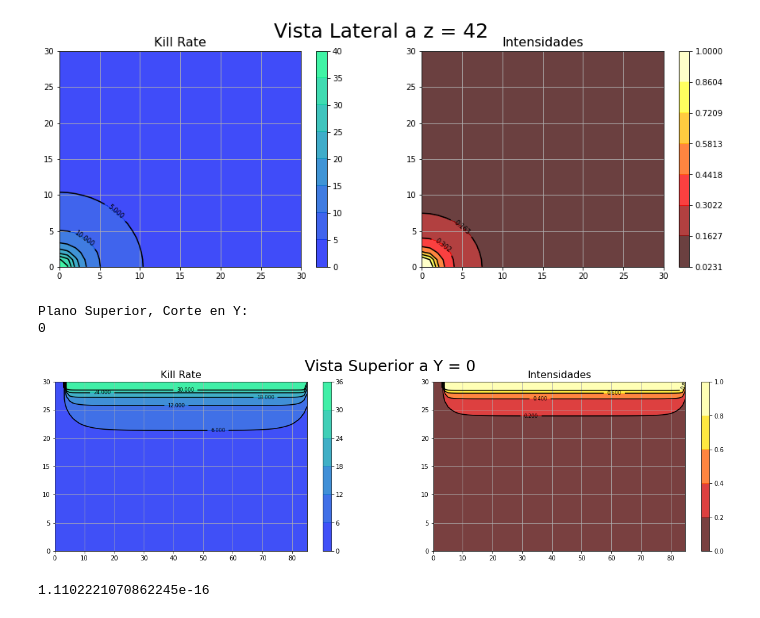
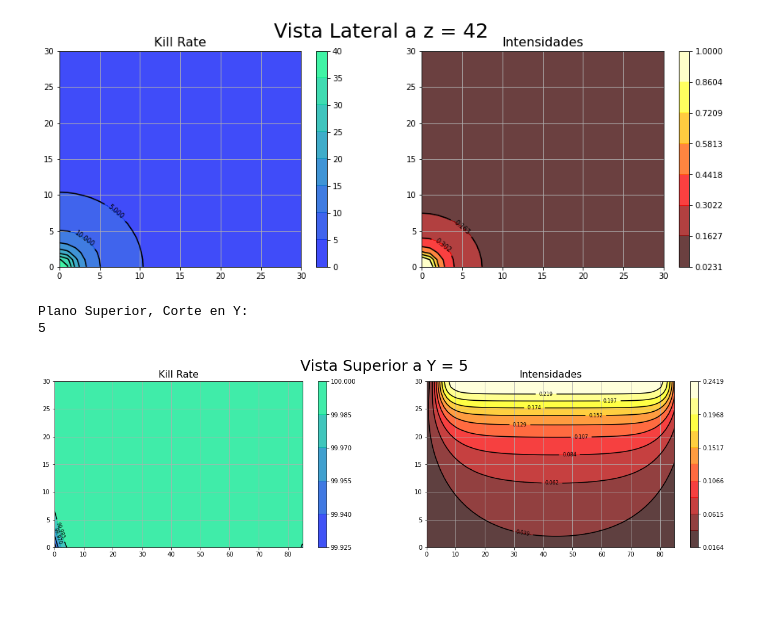
Before and after one commit to santiago-crypto/uvcgi, a Jupyter notebook: UVCGI.ipynb, the cells around one changed output. Cells and saved outputs as stored; diff of their text form; code cells hidden in the pictures; blank space fills up the shorter version.

```diff
--- a/UVCGI.ipynb
+++ b/UVCGI.ipynb
@@ -380,39 +380,35 @@ for n in range(len(coord)):
         Z1.append(DirectField1[n])
 Z22=Z1
 
-levels = np.linspace(min(Z22),max(Z22),6)
+levels = np.linspace(min(Z22),max(Z22),11)
 
 X=np.arange(0,zend+1,1)
 Y=np.arange(0,xend+1,1)
 Z=np.reshape(Z[::-1],(xend+1,zend+1))
 Z1=np.reshape(Z1[::-1],(xend+1,zend+1))
 
 
 
 a=plt.figure(figsize=(20,5))
 a.suptitle('Vista Superior a Y = '+str(planoy), fontsize=25)
 
 plt.subplot(1,2,1)
 h = plt.contourf(X,Y,Z, 5, alpha=.75, cmap=plt.cm.winter)
 plt.colorbar()
 contours = plt.contour(X, Y, Z,5, colors='black')
 plt.clabel(contours, inline=True, fontsize=8)
 plt.title('Kill Rate',fontsize=16)
 plt.grid()
 
 
 plt.subplot(1,2,2)
 h = plt.contourf(X,Y,Z1, levels, alpha=.75, cmap=plt.cm.hot)
 plt.colorbar()
 contours = plt.contour(X, Y, Z1, levels, colors='black')
 plt.clabel(contours, inline=True, fontsize=8)
 plt.title('Intensidades',fontsize=16)
 plt.grid()
 # %% [output]
 Plano Superior, Corte en Y:
-0
+5
-[figure, old version]
+[figure, new version]
-# %%
-min(Z22)
-# %% [output]
-1.1102221070862245e-16
```
Also changed, not shown: parts of 1 cell of this notebook.
